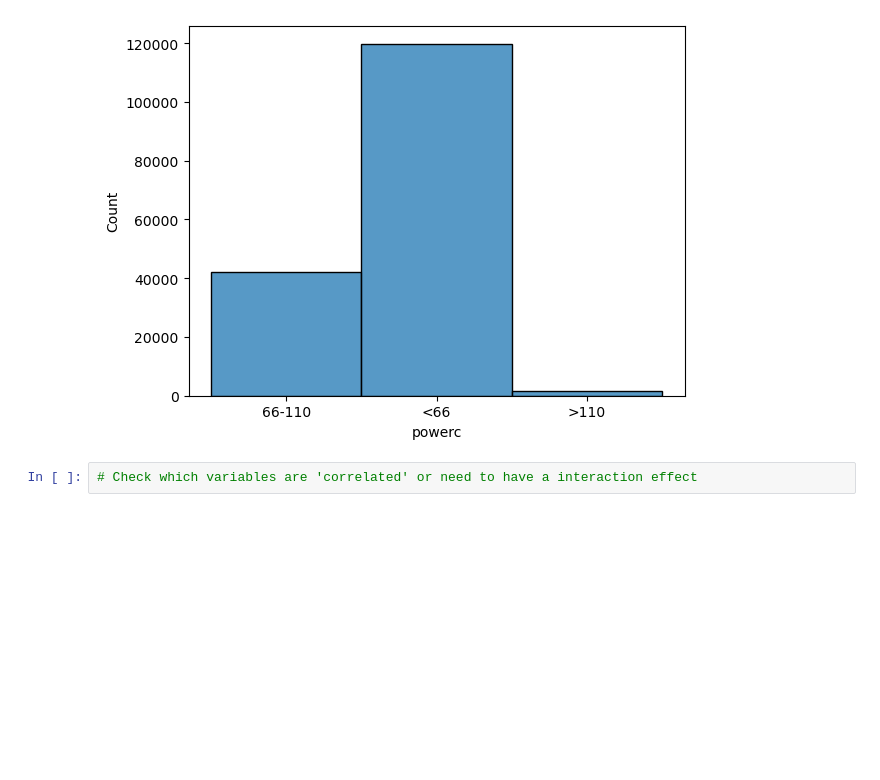
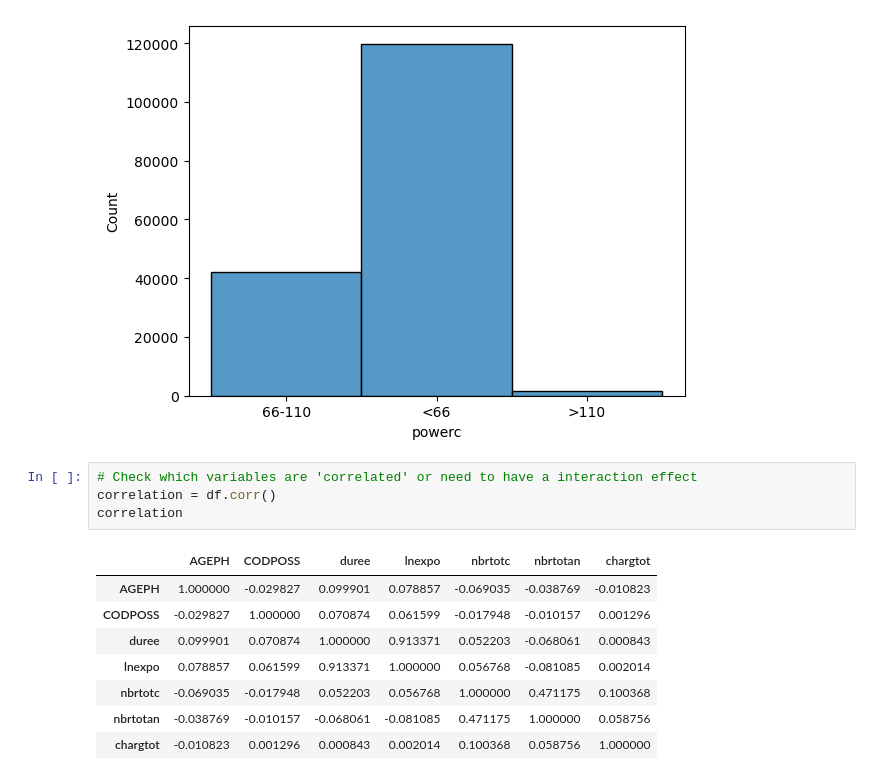
Before and after one commit to HalfmoonSD/Data-Science-for-Non-Life-Insurance-Project, a Jupyter notebook: Exploratory_analysis.ipynb, the cells around one changed output. Saved outputs shown, nothing was run; the diff lists cells and outputs as text; blank space fills up the shorter version.

```diff
--- a/Exploratory_analysis.ipynb
+++ b/Exploratory_analysis.ipynb
@@ -107,3 +122,14 @@ sns.histplot(data = df, x="powerc")
 [figure]
 # %%
 # Check which variables are 'correlated' or need to have a interaction effect
+correlation = df.corr()
+correlation
+# %% [output]
+|  | AGEPH | CODPOSS | duree | lnexpo | nbrtotc | nbrtotan | chargtot |
+| AGEPH | 1.000000 | -0.029827 | 0.099901 | 0.078857 | -0.069035 | -0.038769 | -0.010823 |
+| CODPOSS | -0.029827 | 1.000000 | 0.070874 | 0.061599 | -0.017948 | -0.010157 | 0.001296 |
+| duree | 0.099901 | 0.070874 | 1.000000 | 0.913371 | 0.052203 | -0.068061 | 0.000843 |
+| lnexpo | 0.078857 | 0.061599 | 0.913371 | 1.000000 | 0.056768 | -0.081085 | 0.002014 |
+| nbrtotc | -0.069035 | -0.017948 | 0.052203 | 0.056768 | 1.000000 | 0.471175 | 0.100368 |
+| nbrtotan | -0.038769 | -0.010157 | -0.068061 | -0.081085 | 0.471175 | 1.000000 | 0.058756 |
+| chargtot | -0.010823 | 0.001296 | 0.000843 | 0.002014 | 0.100368 | 0.058756 | 1.000000 |
```
Also changed, not shown: parts of 4 cells of this notebook.
